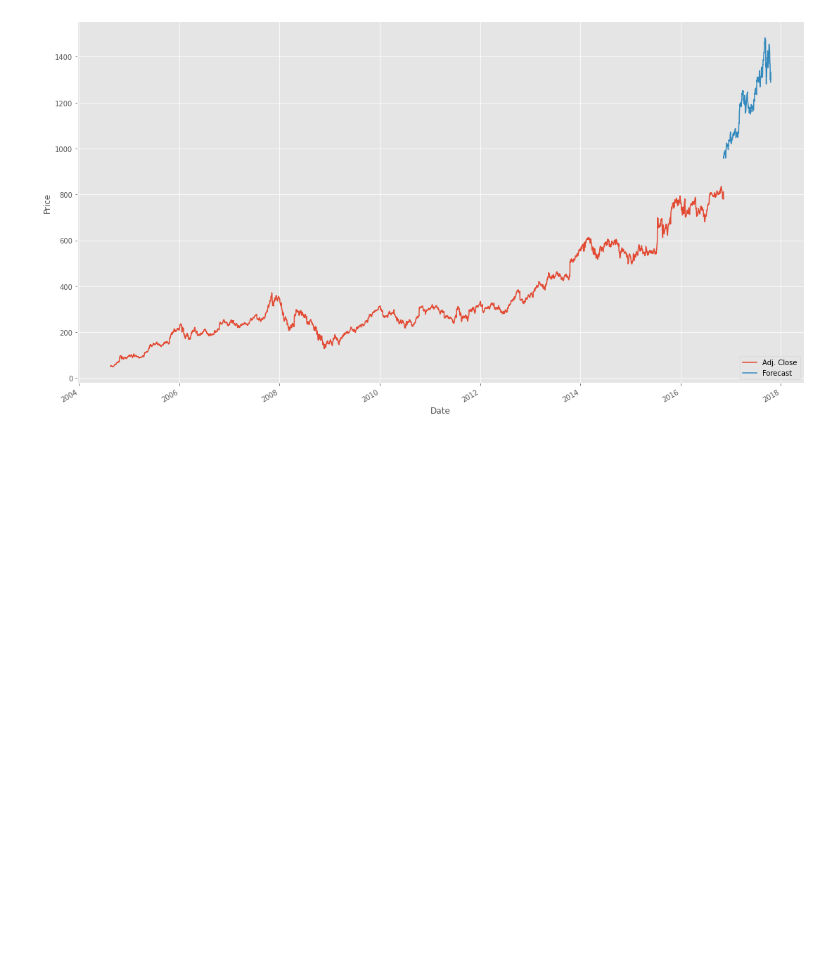
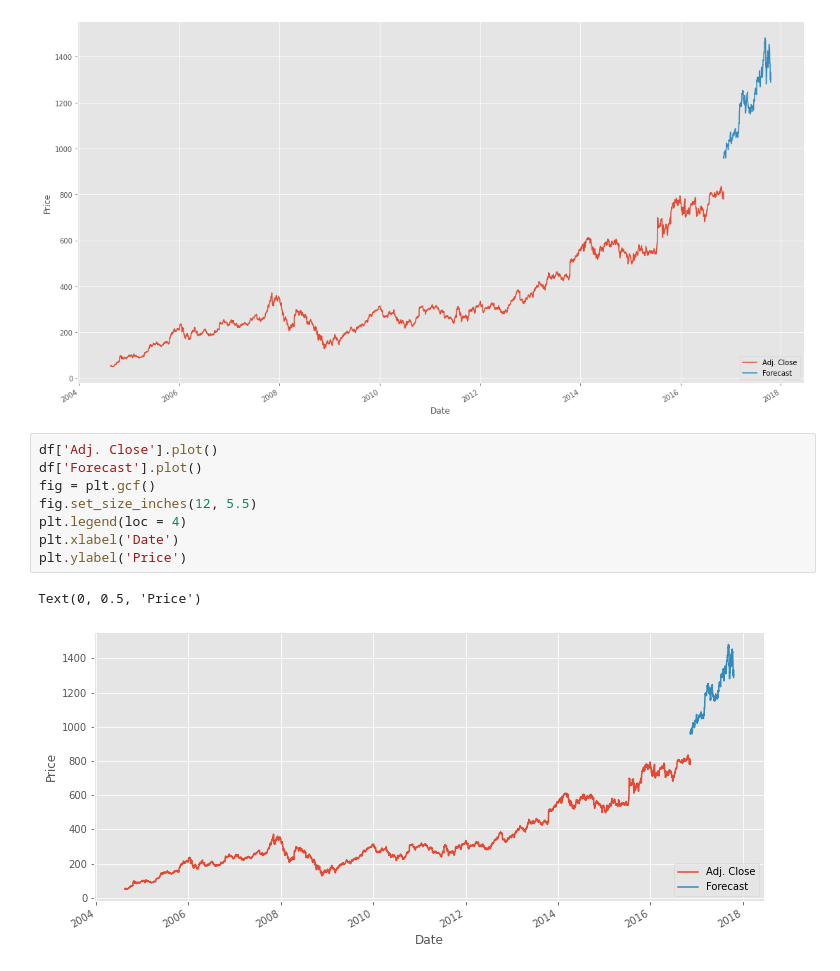
Before and after one commit to leadeeerq/data-science, a Jupyter notebook: StockPricePrediciton.ipynb, the cells around one changed output. Saved outputs shown, nothing was run; the diff lists cells and outputs as text; blank space fills up the shorter version.

```diff
--- a/StockPricePrediciton.ipynb
+++ b/StockPricePrediciton.ipynb
@@ -183,3 +185,14 @@ plt.ylabel('Price')
 # %% [output]
 Text(0, 0.5, 'Price')
 [figure]
+# %%
+df['Adj. Close'].plot()
+df['Forecast'].plot()
+fig = plt.gcf()
+fig.set_size_inches(12, 5.5)
+plt.legend(loc = 4)
+plt.xlabel('Date')
+plt.ylabel('Price')
+# %% [output]
+Text(0, 0.5, 'Price')
+[figure, added]
```
Also changed, not shown: parts of 1 cell of this notebook.
